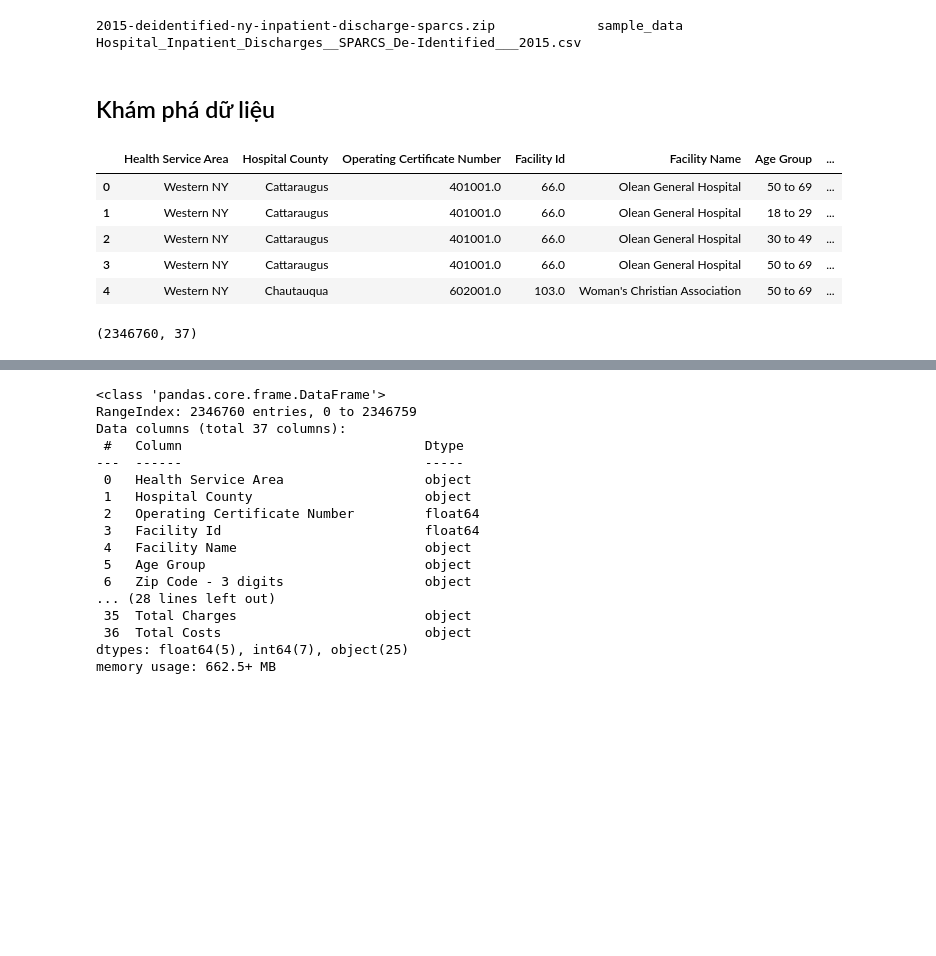
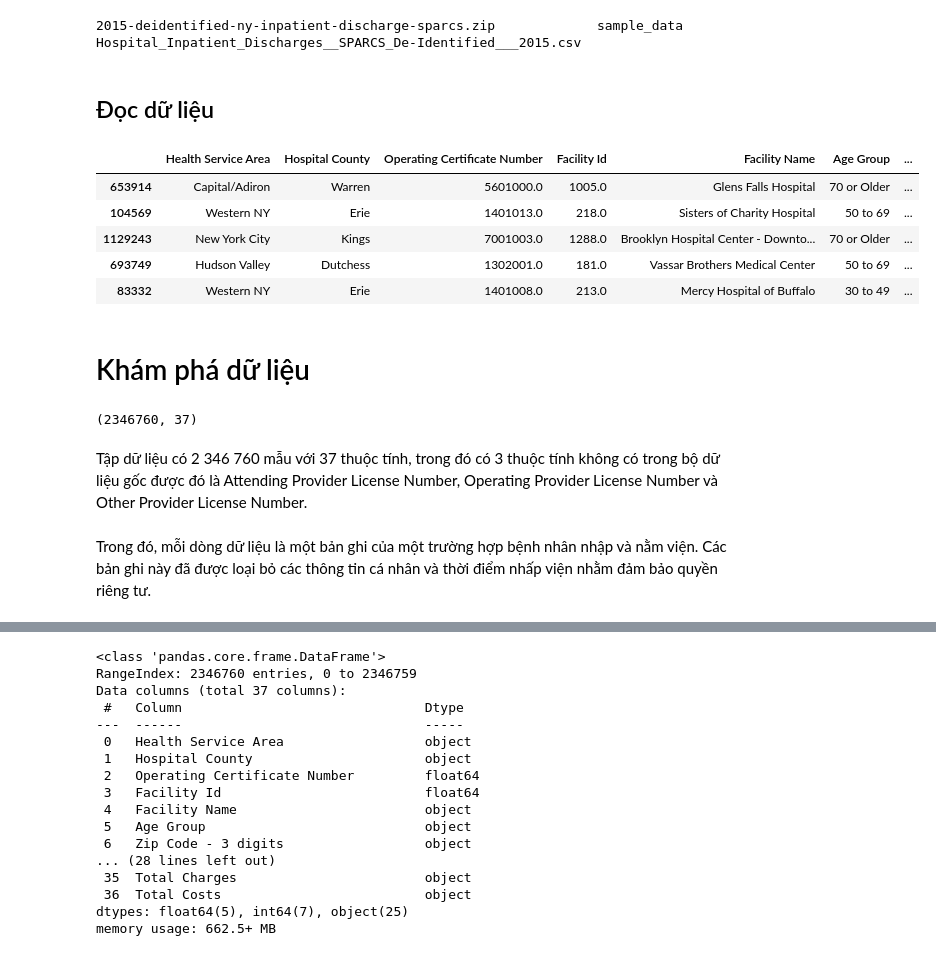
Before and after one commit to viplazylmht/P4DS_final, a Jupyter notebook: P4DS_Final.ipynb, the cells around one changed output, grey strips where cells are left out. Cells and saved outputs as stored; diff of their text form; code cells hidden in the pictures; blank space fills up the shorter version.

```diff
--- a/P4DS_Final.ipynb
+++ b/P4DS_Final.ipynb
@@ -45,20 +53,26 @@ Archive:  2015-deidentified-ny-inpatient-discharge-sparcs.zip
 # %% [output]
 2015-deidentified-ny-inpatient-discharge-sparcs.zip             sample_data
 Hospital_Inpatient_Discharges__SPARCS_De-Identified___2015.csv
+# %% [markdown]
+## Đọc dữ liệu
+# %%
+df = pd.read_csv('Hospital_Inpatient_Discharges__SPARCS_De-Identified___2015.csv')
+df.sample(5, random_state=42)
+# %% [output]
+|  | Health Service Area | Hospital County | Operating Certificate Number | Facility Id | Facility Name | Age Group | ... |
+| 653914 | Capital/Adiron | Warren | 5601000.0 | 1005.0 | Glens Falls Hospital | 70 or Older | ... |
+| 104569 | Western NY | Erie | 1401013.0 | 218.0 | Sisters of Charity Hospital | 50 to 69 | ... |
+| 1129243 | New York City | Kings | 7001003.0 | 1288.0 | Brooklyn Hospital Center - Downto... | 70 or Older | ... |
+| 693749 | Hudson Valley | Dutchess | 1302001.0 | 181.0 | Vassar Brothers Medical Center | 50 to 69 | ... |
+| 83332 | Western NY | Erie | 1401008.0 | 213.0 | Mercy Hospital of Buffalo | 30 to 49 | ... |
 # %% [markdown]
-## Khám phá dữ liệu
+# Khám phá dữ liệu
-# %%
-df = pd.read_csv('Hospital_Inpatient_Discharges__SPARCS_De-Identified___2015.csv')
-df.head()
-# %% [output]
-|  | Health Service Area | Hospital County | Operating Certificate Number | Facility Id | Facility Name | Age Group | ... |
-| 0 | Western NY | Cattaraugus | 401001.0 | 66.0 | Olean General Hospital | 50 to 69 | ... |
-| 1 | Western NY | Cattaraugus | 401001.0 | 66.0 | Olean General Hospital | 18 to 29 | ... |
-| 2 | Western NY | Cattaraugus | 401001.0 | 66.0 | Olean General Hospital | 30 to 49 | ... |
-| 3 | Western NY | Cattaraugus | 401001.0 | 66.0 | Olean General Hospital | 50 to 69 | ... |
-| 4 | Western NY | Chautauqua | 602001.0 | 103.0 | Woman's Christian Association | 50 to 69 | ... |
 # %%
 df.shape
 # %% [output]
 (2346760, 37)
+# %% [markdown]
+Tập dữ liệu có 2 346 760 mẫu với 37 thuộc tính, trong đó có 3 thuộc tính không có trong bộ dữ liệu gốc được  đó là Attending Provider License Number, Operating Provider License Number và Other Provider License Number.
+# %% [markdown]
+Trong đó, mỗi dòng dữ liệu là một bản ghi của một trường hợp bệnh nhân nhập và nằm viện. Các bản ghi này đã được loại bỏ các thông tin cá nhân và thời điểm nhấp viện nhằm đảm bảo quyền riêng tư.
 # %% [markdown]
```
Also changed, not shown: parts of 60 cells of this notebook, 1 other file.
